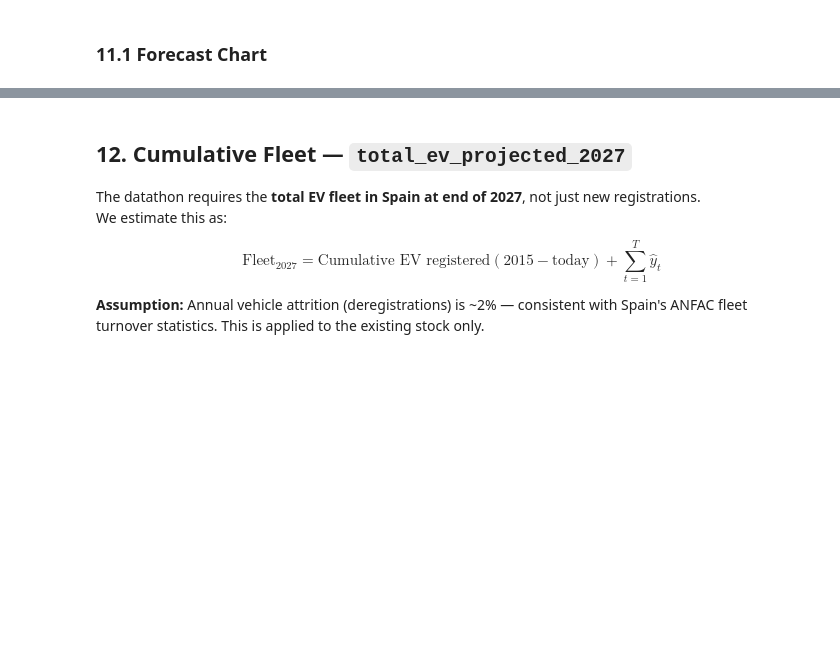
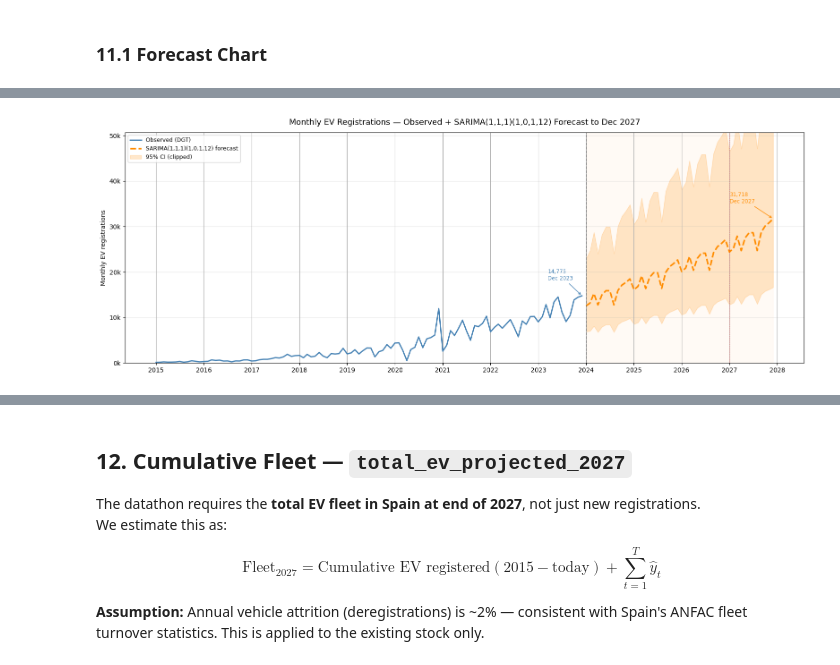
Before and after one commit to robsrot/SpanishElectricGrid, a Jupyter notebook: notebooks/EV_Fleet_Forecast.ipynb, the cells around one changed output, grey strips where cells are left out. Cells and saved outputs as stored; diff of their text form; code cells hidden in the pictures; blank space fills up the shorter version.

Commit message:
Finished until point 12 and added the ANFAC 2% attrition rate

```diff
--- a/notebooks/EV_Fleet_Forecast.ipynb
+++ b/notebooks/EV_Fleet_Forecast.ipynb
@@ -894,0 +972,70 @@ plt.show()
+# %%
+FINAL_MODEL_LABEL = 'SARIMA(1,1,1)(1,0,1,12)'
+
+fig, ax = plt.subplots(figsize=(16, 6))
+
+forecast_start = fc_values.index[0]
+
+# --- Historical observed ---
+ax.plot(series.index, series.values,
+        label='Observed (DGT)', color='steelblue', lw=2)
+
+# --- Forecast point estimate ---
+ax.plot(fc_values.index, fc_values.values,
+        label=f'{FINAL_MODEL_LABEL} forecast',
+        color='darkorange', lw=2.5, linestyle='--')
+
+# --- Confidence interval clipped to point-forecast scale ---
+if fc_conf is not None:
+    ci_arr   = np.array(fc_conf)
+    y_cap    = fc_values.values * 2
+    ci_upper = np.minimum(ci_arr[:, 1], y_cap)
+    ci_lower = np.maximum(ci_arr[:, 0], 0)
+    ax.fill_between(fc_values.index, ci_lower, ci_upper,
+                    alpha=0.20, color='darkorange', label='95% CI (clipped)')
+
+# --- Shade forecast region ---
+ax.axvspan(forecast_start, fc_values.index[-1],
+           alpha=0.04, color='darkorange', zorder=0)
+
+# --- Vertical separator at forecast start ---
+ax.axvline(forecast_start, color='dimgray', lw=1.2, linestyle='--', alpha=0.6)
+
+# --- 2027 boundary ---
+ax.axvline(pd.Timestamp('2027-01-01'), color='red', lw=1, linestyle=':', alpha=0.5)
+
+# --- Annotate last observed & final forecast ---
+last_obs  = series.iloc[-1]
+last_fc   = fc_values.iloc[-1]
+
+obs_label = f'{last_obs:,.0f}' + '\nDec 2023'
+fc_label  = f'{last_fc:,.0f}' + '\nDec 2027'
+
+ax.annotate(obs_label,
+            xy=(series.index[-1], last_obs),
+            xytext=(-55, 25), textcoords='offset points',
+            fontsize=8.5, color='steelblue',
+            arrowprops=dict(arrowstyle='->', color='steelblue', lw=1))
+ax.annotate(fc_label,
+            xy=(fc_values.index[-1], last_fc),
+            xytext=(-70, 25), textcoords='offset points',
+            fontsize=8.5, color='darkorange',
+            arrowprops=dict(arrowstyle='->', color='darkorange', lw=1))
+
+# --- Axes ---
+y_max = fc_values.max() * 1.6
+ax.set_ylim(0, y_max)
+ax.yaxis.set_major_formatter(plt.FuncFormatter(lambda x, _: f'{x/1000:.0f}k'))
+ax.xaxis.set_major_formatter(mdates.DateFormatter('%Y'))
+ax.xaxis.set_major_locator(mdates.YearLocator())
+ax.set_ylabel('Monthly EV registrations')
+ax.set_title(f'Monthly EV Registrations — Observed + {FINAL_MODEL_LABEL} Forecast to Dec 2027',
+             fontsize=13, pad=12)
+ax.legend(loc='upper left', fontsize=9)
+ax.grid(axis='y', alpha=0.3)
+
+plt.tight_layout()
+plt.savefig(os.path.join(OUTPUT_DIR, 'ev_forecast_2027.png'), dpi=150, bbox_inches='tight')
+plt.show()
+# %% [output]
+[figure, added]
```
Also changed, not shown: parts of 24 cells of this notebook.
